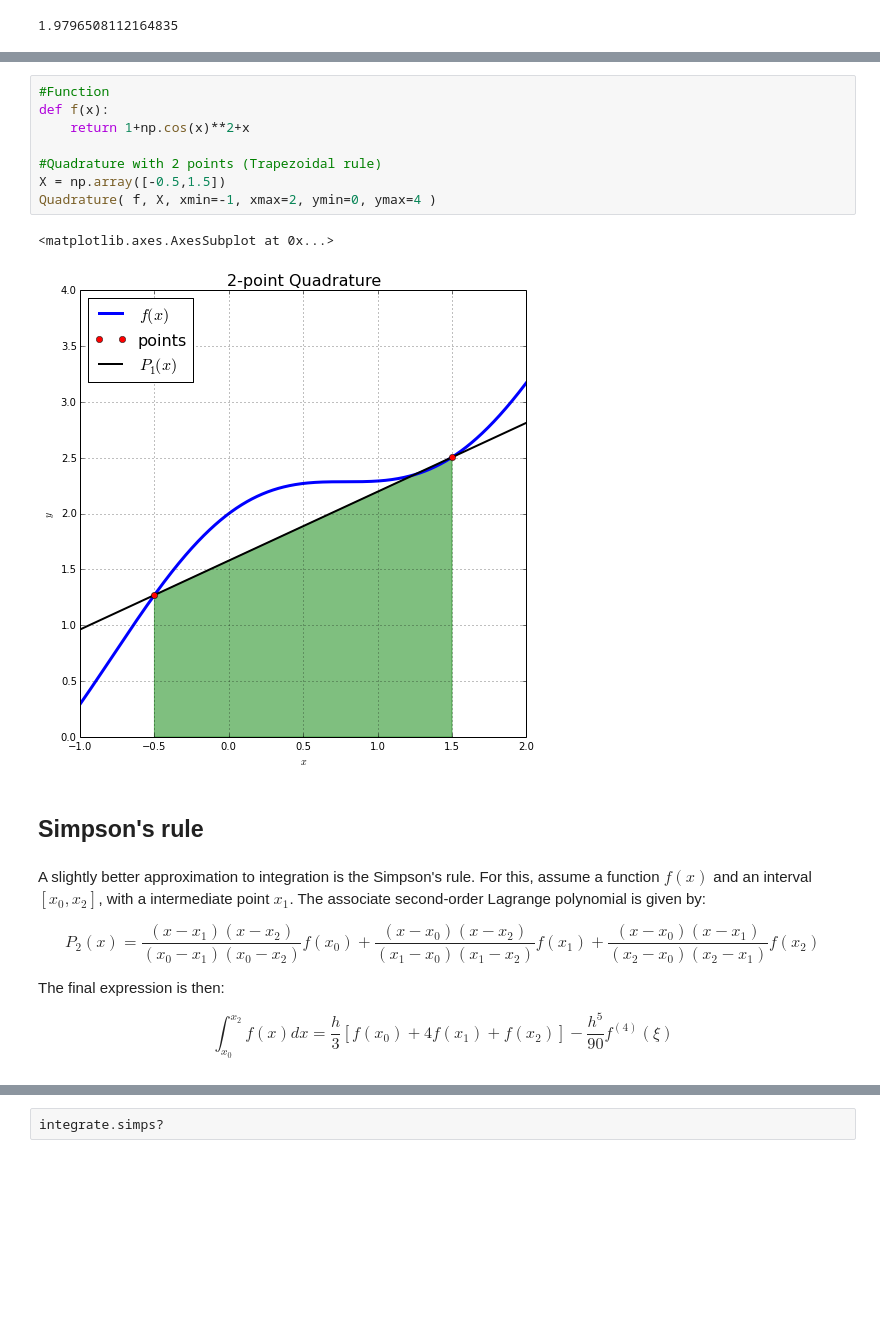
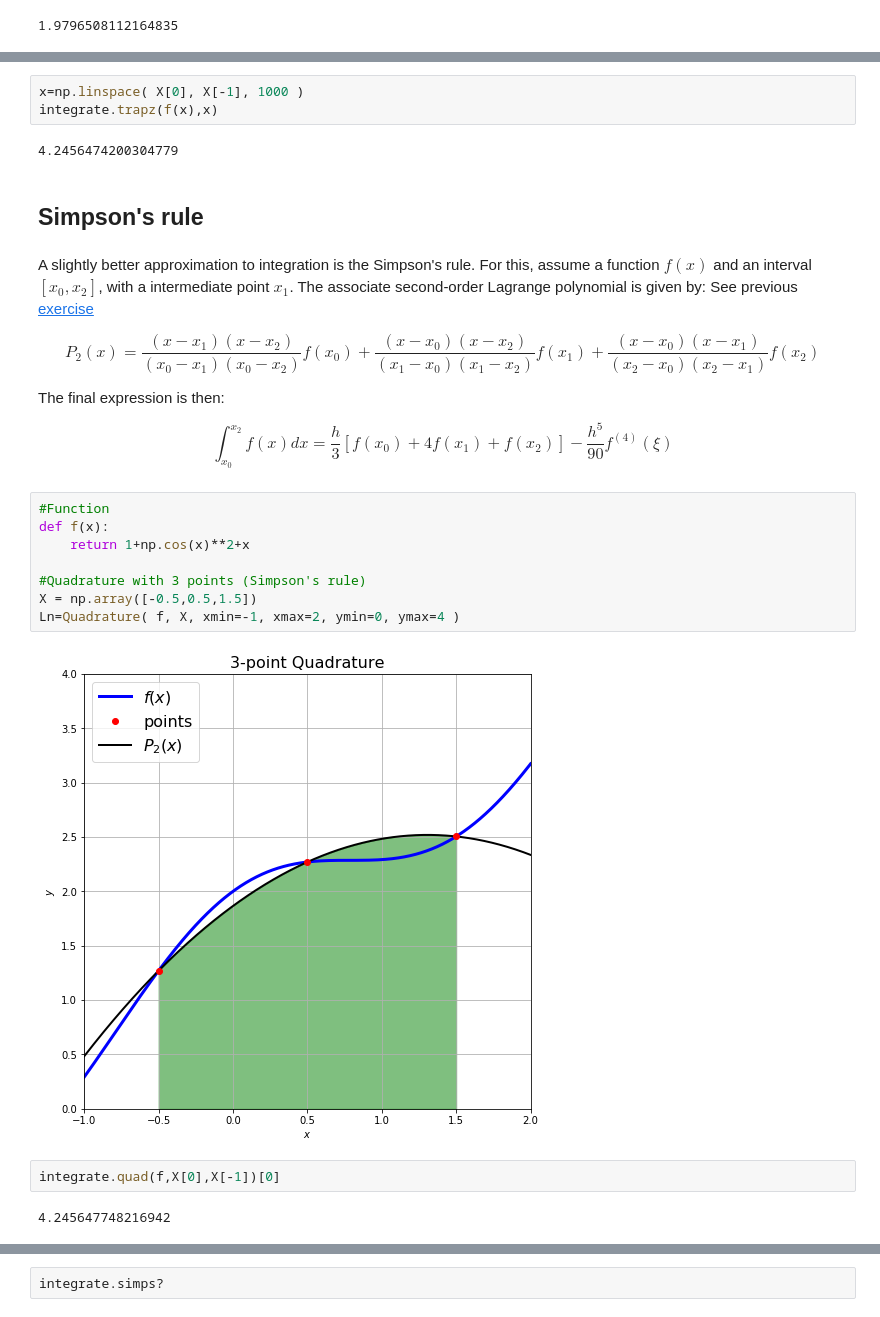
Before and after one commit to sbustamante/ComputationalMethods, a Jupyter notebook: material/numerical-calculus-integration.ipynb, the cells around one changed output, grey strips where cells are left out. Cells and saved outputs as stored; diff of their text form; blank space fills up the shorter version.

```diff
--- a/material/numerical-calculus-integration.ipynb
+++ b/material/numerical-calculus-integration.ipynb
@@ -357,21 +384,29 @@ integrate.trapz(y,x)
-# %%
-#Function
-def f(x):
-    return 1+np.cos(x)**2+x
-
-#Quadrature with 2 points (Trapezoidal rule)
-X = np.array([-0.5,1.5])
-Quadrature( f, X, xmin=-1, xmax=2, ymin=0, ymax=4 )
-# %% [output]
-<matplotlib.axes.AxesSubplot at 0x...>
-[figure, removed]
+# %%
+x=np.linspace( X[0], X[-1], 1000 )
+integrate.trapz(f(x),x)
+# %% [output]
+4.2456474200304779
 # %% [markdown]
 ## Simpson's rule
 # %% [markdown]
-A slightly better approximation to integration is the Simpson's rule. For this, assume a function $f(x)$ and an interval $[x_0,x_2]$, with a intermediate point $x_1$. The associate second-order Lagrange polynomial is given by:
+A slightly better approximation to integration is the Simpson's rule. For this, assume a function $f(x)$ and an interval $[x_0,x_2]$, with a intermediate point $x_1$. The associate second-order Lagrange polynomial is given by: See previous [exercise](./interpolation.ipynb#Exercise-interpolation)
 
 $$P_2(x) = \frac{(x-x_1)(x-x_2)}{(x_0-x_1)(x_0-x_2)}f(x_0) + \frac{(x-x_0)(x-x_2)}{(x_1-x_0)(x_1-x_2)}f(x_1) + \frac{(x-x_0)(x-x_1)}{(x_2-x_0)(x_2-x_1)}f(x_2)$$
 
 The final expression is then:
 
 $$\int_{x_0}^{x_2} f(x)dx = \frac{h}{3}[ f(x_0)+4f(x_1)+f(x_2) ]-\frac{h^5}{90}f^{(4)}(\xi)$$
+# %%
+#Function
+def f(x):
+    return 1+np.cos(x)**2+x
+
+#Quadrature with 3 points (Simpson's rule)
+X = np.array([-0.5,0.5,1.5])
+Ln=Quadrature( f, X, xmin=-1, xmax=2, ymin=0, ymax=4 )
+# %% [output]
+[figure, added]
+# %%
+integrate.quad(f,X[0],X[-1])[0]
+# %% [output]
+4.245647748216942
```
Also changed, not shown: parts of 34 cells of this notebook, 1 other file.
